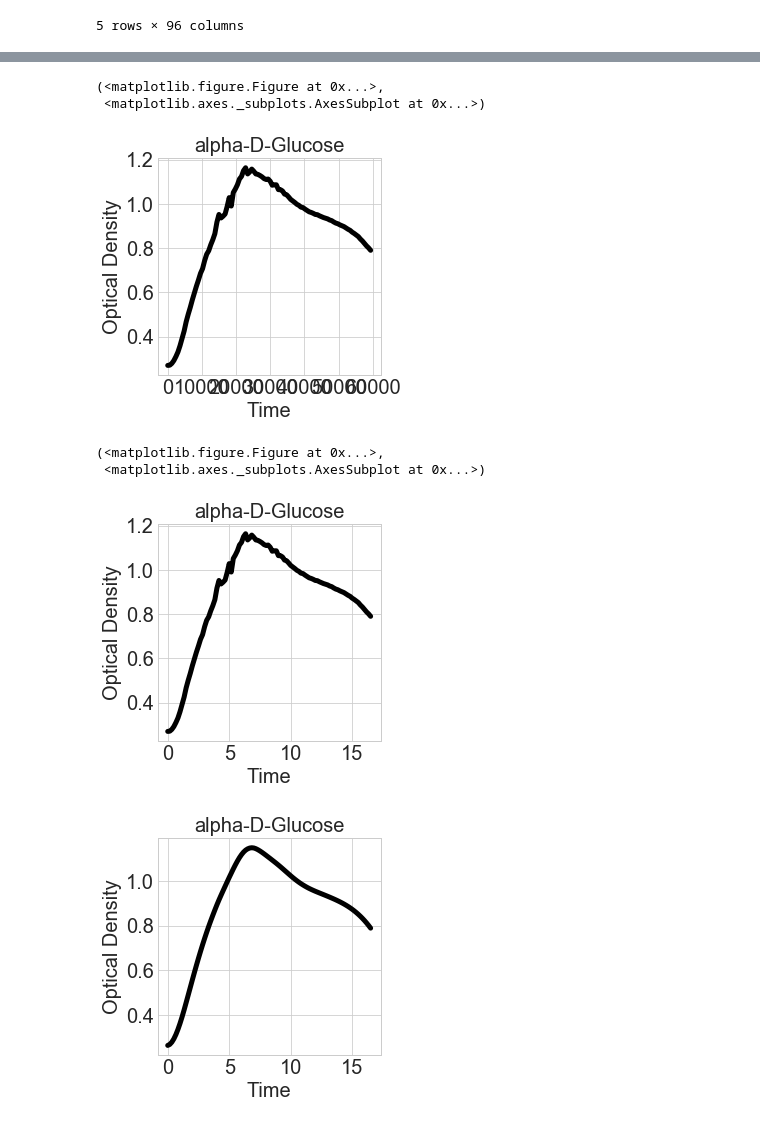
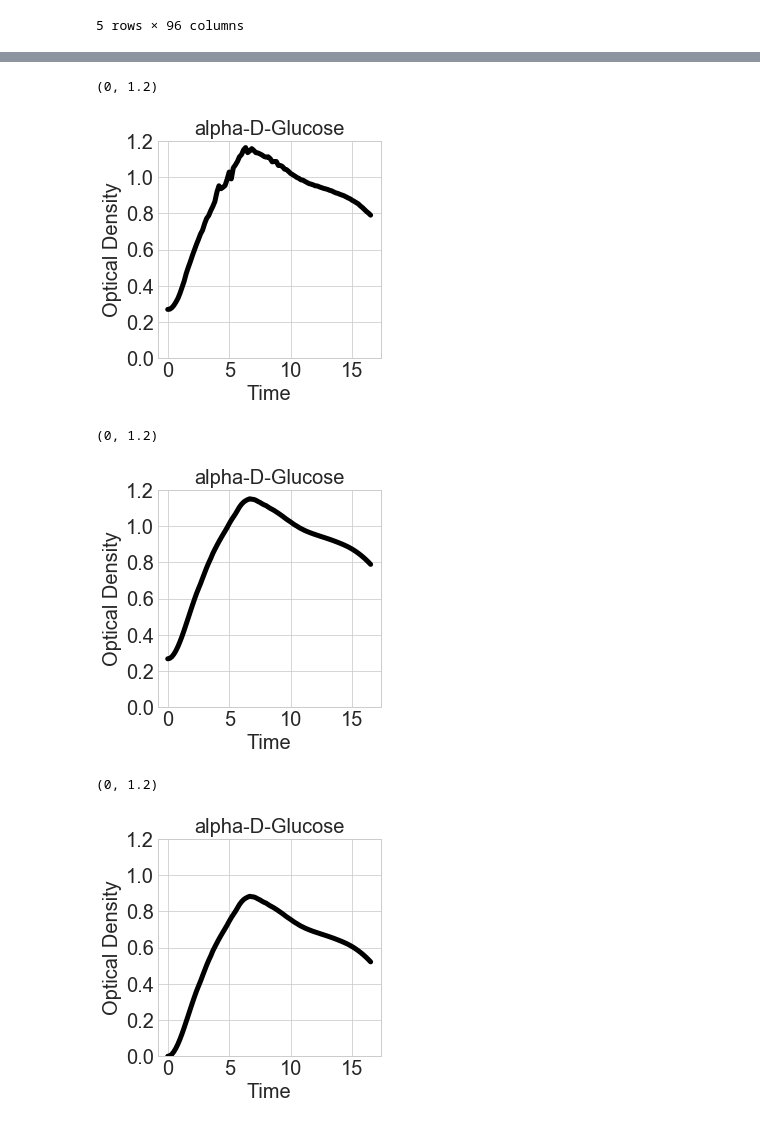
Before and after one commit to firasmidani/phenotypic-characterization, a Jupyter notebook: examples/2019-04-20-biolog-workflow-single-plate-test-case.ipynb, the cells around one changed output, grey strips where cells are left out. Drawn from its saved outputs; the diff is of its cells as text; code cells hidden in the pictures.

```diff
--- a/examples/2019-04-20-biolog-workflow-single-plate-test-case.ipynb
+++ b/examples/2019-04-20-biolog-workflow-single-plate-test-case.ipynb
@@ -181,19 +188,28 @@ plate.data.head()
 # %%
-plate.extractGrowthData({'Substrate':['alpha-D-Glucose']}).plot()
+plate.convertTimeUnits()
+
+fig,ax = plate.extractGrowthData({'Substrate':['alpha-D-Glucose']}).plot()
+
+ax.set_ylim([0,1.2])
 # %% [output]
-(<matplotlib.figure.Figure at 0x...>,
- <matplotlib.axes._subplots.AxesSubplot at 0x...>)
+(0, 1.2)
-[figure, old version]
+[figure, new version]
 # %%
-plate.convertTimeUnits()
-plate.extractGrowthData({'Substrate':['alpha-D-Glucose']}).plot()
+plate.smoothData();
+
+fig,ax = plate.extractGrowthData({'Substrate':['alpha-D-Glucose']}).plot();
+
+ax.set_ylim([0,1.2])
 # %% [output]
-(<matplotlib.figure.Figure at 0x...>,
- <matplotlib.axes._subplots.AxesSubplot at 0x...>)
+(0, 1.2)
-[figure, old version]
+[figure, new version]
 # %%
-plate.smoothData();
-plate.extractGrowthData({'Substrate':['alpha-D-Glucose']}).plot();
+plate.subtractBaseline();
+
+fig,ax = plate.extractGrowthData({'Substrate':['alpha-D-Glucose']}).plot();
+
+ax.set_ylim([0,1.2])
 # %% [output]
+(0, 1.2)
-[figure, old version]
+[figure, new version]
 # %%
```
Also changed, not shown: parts of 21 cells of this notebook, 1 other file.
